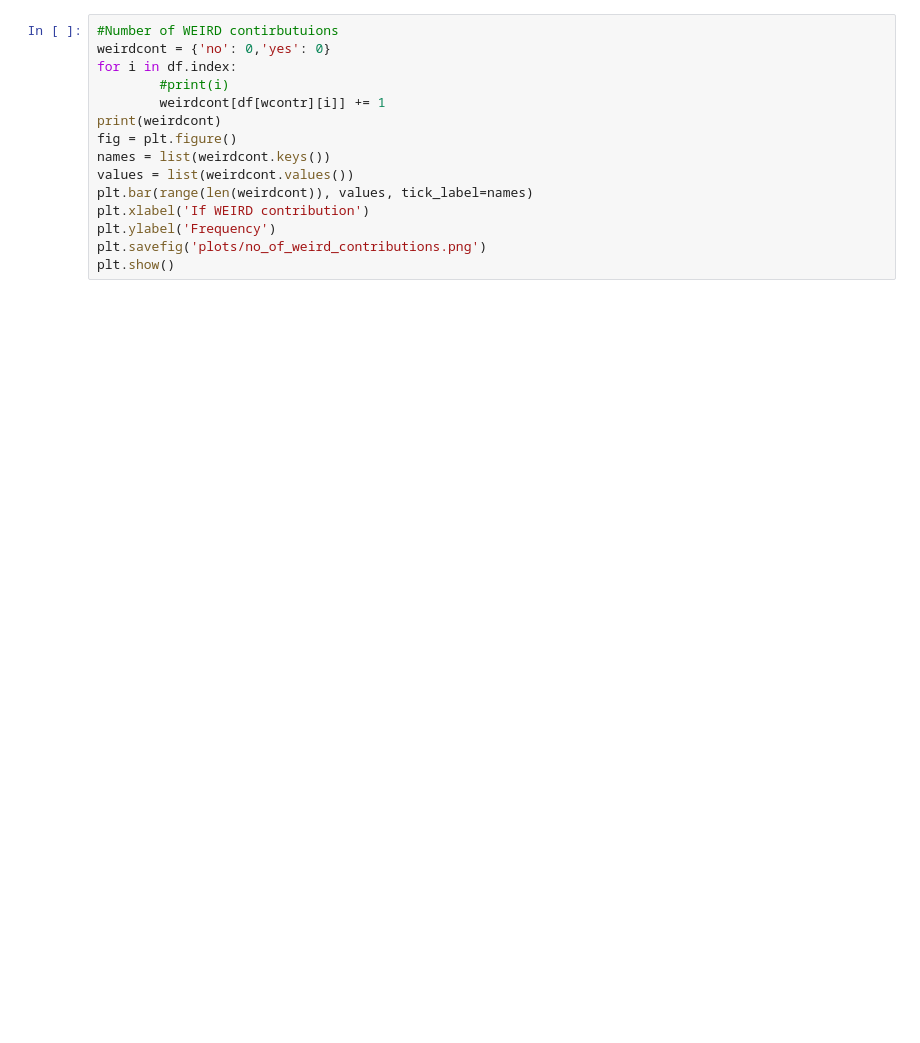
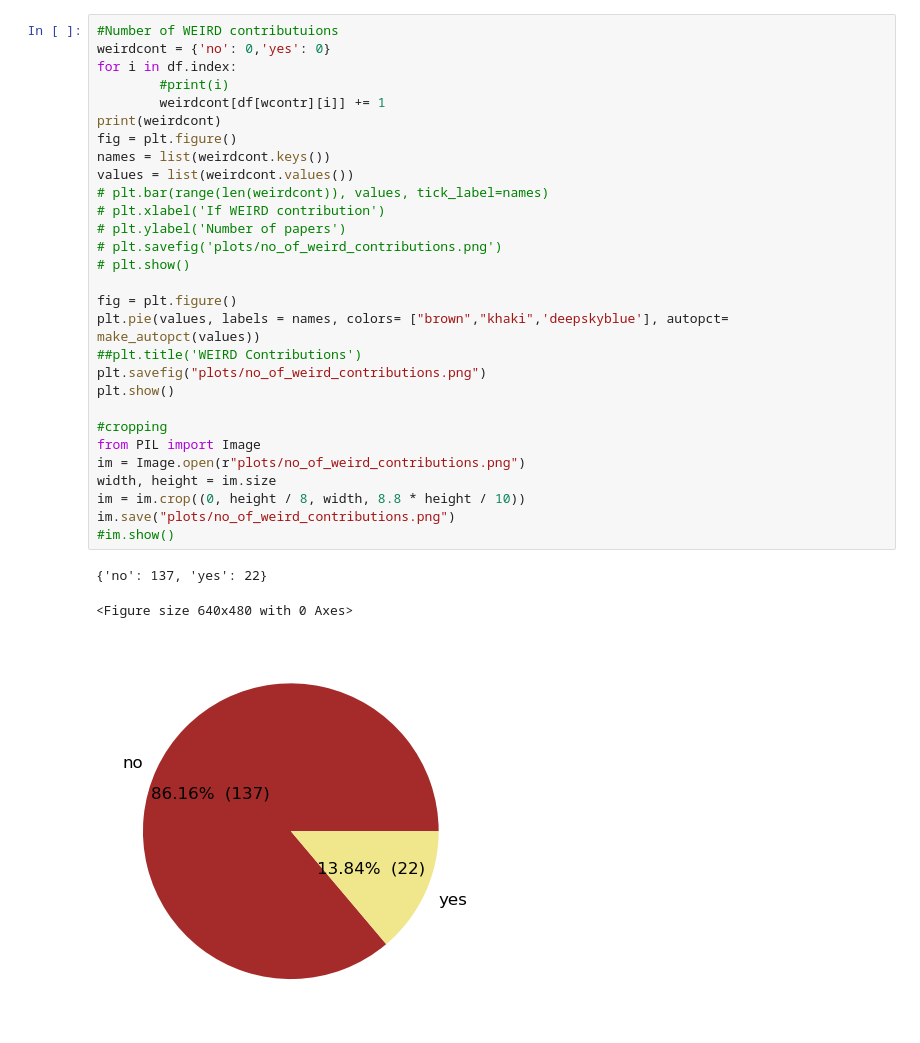
Before and after one commit to Aeyush10/HCI_WEIRD_Paper, a Jupyter notebook: papers_dataset.ipynb, the cells around one changed output. Saved outputs shown, nothing was run; the diff lists cells and outputs as text; blank space fills up the shorter version.

```diff
--- a/papers_dataset.ipynb
+++ b/papers_dataset.ipynb
@@ -120,16 +245,34 @@ plt.show()
 # %%
-#Number of WEIRD contirbutuions
+#Number of WEIRD contributuions
 weirdcont = {'no': 0,'yes': 0}
 for i in df.index:
         #print(i)
         weirdcont[df[wcontr][i]] += 1
 print(weirdcont)
 fig = plt.figure()
 names = list(weirdcont.keys())
 values = list(weirdcont.values())
-plt.bar(range(len(weirdcont)), values, tick_label=names)
-plt.xlabel('If WEIRD contribution')
-plt.ylabel('Frequency')
-plt.savefig('plots/no_of_weird_contributions.png')
+# plt.bar(range(len(weirdcont)), values, tick_label=names)
+# plt.xlabel('If WEIRD contribution')
+# plt.ylabel('Number of papers')
+# plt.savefig('plots/no_of_weird_contributions.png')
+# plt.show()
+
+fig = plt.figure()
+plt.pie(values, labels = names, colors= ["brown","khaki",'deepskyblue'], autopct= make_autopct(values))
+##plt.title('WEIRD Contributions')
+plt.savefig("plots/no_of_weird_contributions.png")
 plt.show()
+
+#cropping
+from PIL import Image
+im = Image.open(r"plots/no_of_weird_contributions.png")
+width, height = im.size
+im = im.crop((0, height / 8, width, 8.8 * height / 10))
+im.save("plots/no_of_weird_contributions.png")
+#im.show()
+# %% [output]
+{'no': 137, 'yes': 22}
+<Figure size 640x480 with 0 Axes>
+[figure, added]
 # %%
```
Also changed, not shown: parts of 21 cells of this notebook, 23 other files.
